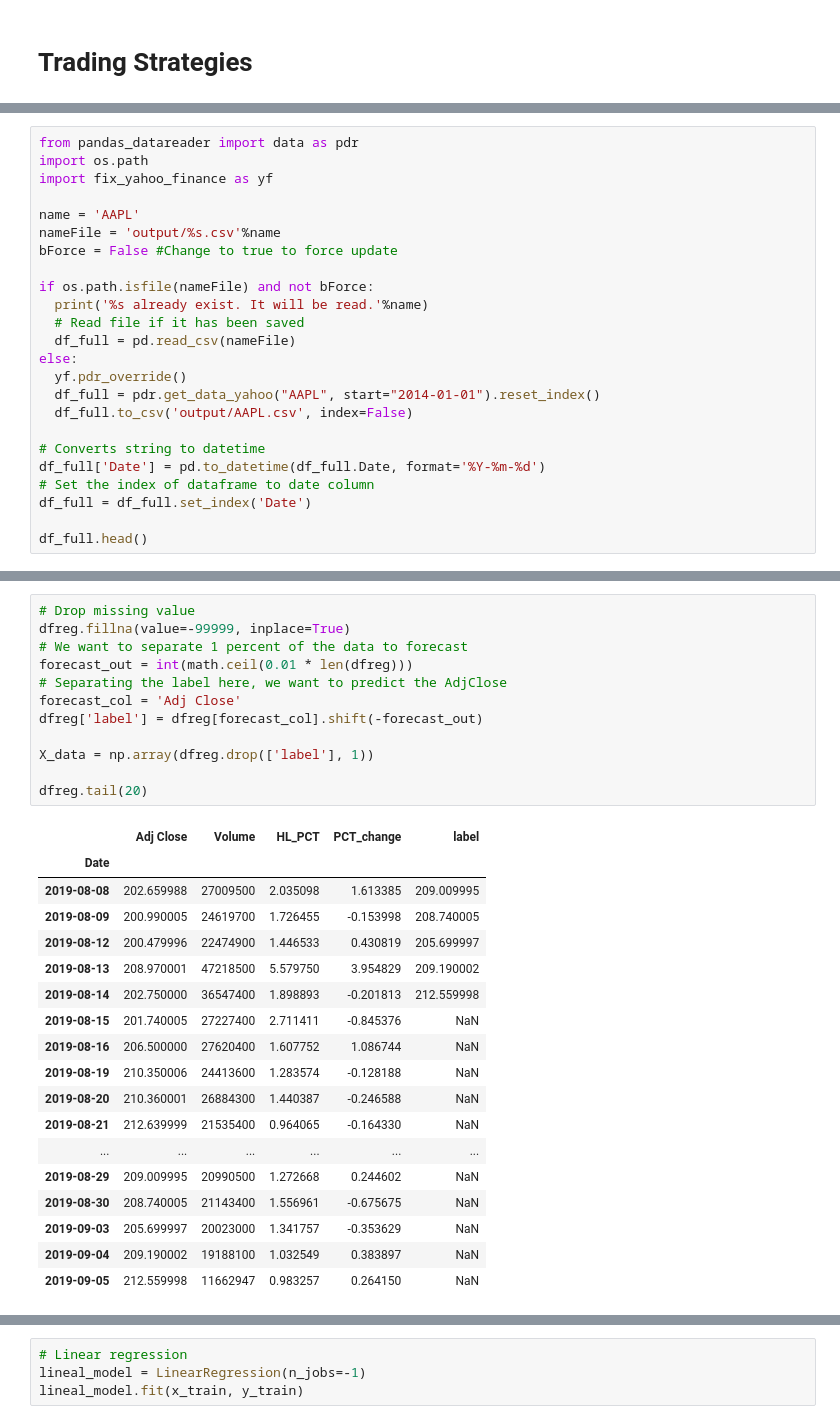
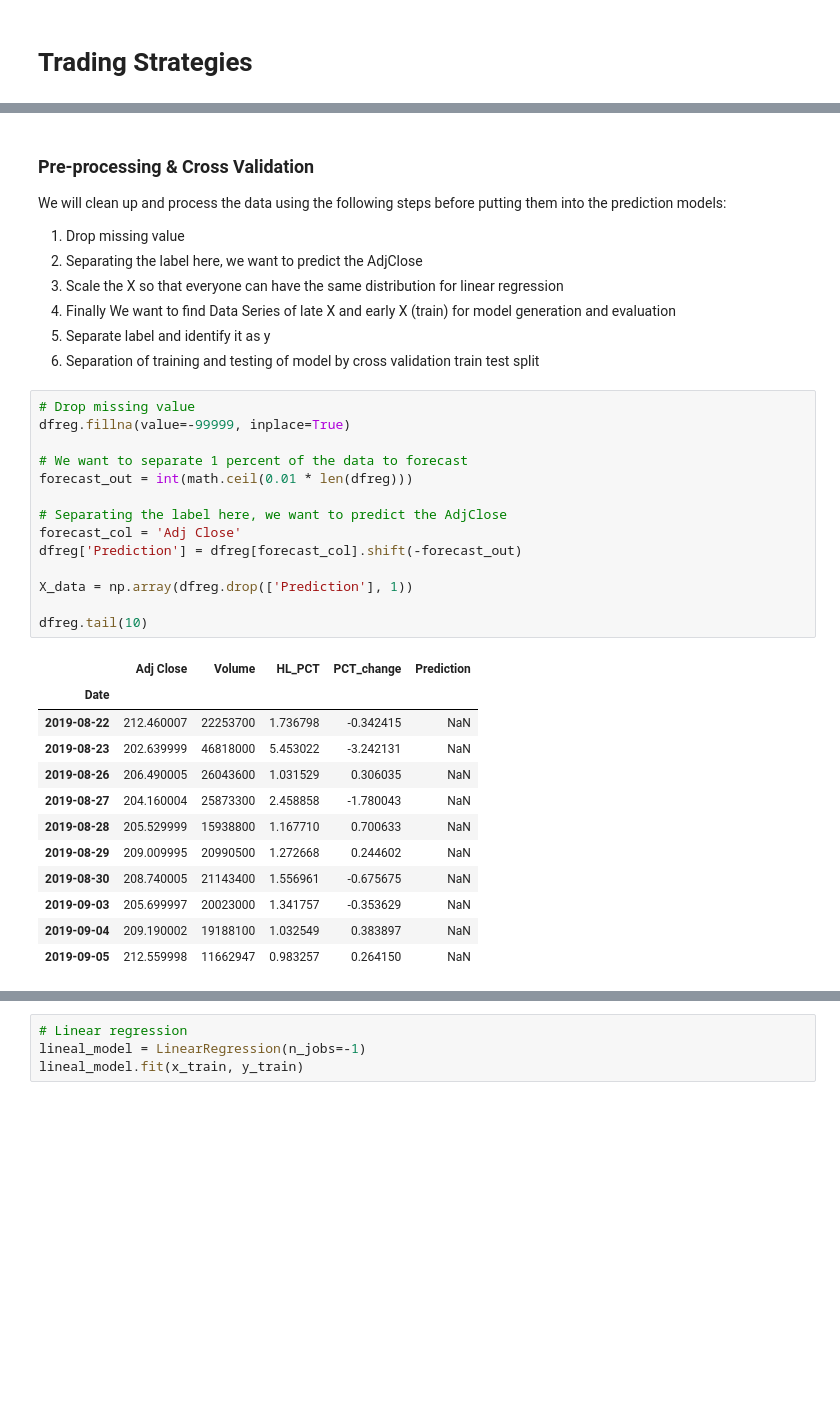
Before and after one commit to Eduzc07/machinelearning, a Jupyter notebook: 2_Finance/StockPrediction.ipynb, the cells around one changed output, grey strips where cells are left out. Cells and saved outputs as stored; diff of their text form; blank space fills up the shorter version.

```diff
--- a/2_Finance/StockPrediction.ipynb
+++ b/2_Finance/StockPrediction.ipynb
@@ -40,24 +129,0 @@ Mounted at /content/drive
-# %%
-from pandas_datareader import data as pdr
-import os.path
-import fix_yahoo_finance as yf
-
-name = 'AAPL'
-nameFile = 'output/%s.csv'%name
-bForce = False #Change to true to force update
-
-if os.path.isfile(nameFile) and not bForce:
-  print('%s already exist. It will be read.'%name)
-  # Read file if it has been saved
-  df_full = pd.read_csv(nameFile)
-else:
-  yf.pdr_override()
-  df_full = pdr.get_data_yahoo("AAPL", start="2014-01-01").reset_index()
-  df_full.to_csv('output/AAPL.csv', index=False)
-
-# Converts string to datetime
-df_full['Date'] = pd.to_datetime(df_full.Date, format='%Y-%m-%d')
-# Set the index of dataframe to date column
-df_full = df_full.set_index('Date')
-
-df_full.head()
@@ -175,29 +216,36 @@ dfreg.head(10)
+# %% [markdown]
+### Pre-processing & Cross Validation
+
+We will clean up and process the data using the following steps before putting them into the prediction models:
+
+1. Drop missing value
+2. Separating the label here, we want to predict the AdjClose
+3. Scale the X so that everyone can have the same distribution for linear regression
+4. Finally We want to find Data Series of late X and early X (train) for model generation and evaluation
+5. Separate label and identify it as y
+6. Separation of training and testing of model by cross validation train test split
 # %%
 # Drop missing value
 dfreg.fillna(value=-99999, inplace=True)
+
 # We want to separate 1 percent of the data to forecast
 forecast_out = int(math.ceil(0.01 * len(dfreg)))
+
 # Separating the label here, we want to predict the AdjClose
 forecast_col = 'Adj Close'
-dfreg['label'] = dfreg[forecast_col].shift(-forecast_out)
+dfreg['Prediction'] = dfreg[forecast_col].shift(-forecast_out)
 
-X_data = np.array(dfreg.drop(['label'], 1))
+X_data = np.array(dfreg.drop(['Prediction'], 1))
 
-dfreg.tail(20)
+dfreg.tail(10)
 # %% [output]
-|  | Adj Close | Volume | HL_PCT | PCT_change | label |
+|  | Adj Close | Volume | HL_PCT | PCT_change | Prediction |
 | Date |  |  |  |  |  |
-| 2019-08-08 | 202.659988 | 27009500 | 2.035098 | 1.613385 | 209.009995 |
-| 2019-08-09 | 200.990005 | 24619700 | 1.726455 | -0.153998 | 208.740005 |
-| 2019-08-12 | 200.479996 | 22474900 | 1.446533 | 0.430819 | 205.699997 |
-| 2019-08-13 | 208.970001 | 47218500 | 5.579750 | 3.954829 | 209.190002 |
-| 2019-08-14 | 202.750000 | 36547400 | 1.898893 | -0.201813 | 212.559998 |
-| 2019-08-15 | 201.740005 | 27227400 | 2.711411 | -0.845376 | NaN |
-| 2019-08-16 | 206.500000 | 27620400 | 1.607752 | 1.086744 | NaN |
-| 2019-08-19 | 210.350006 | 24413600 | 1.283574 | -0.128188 | NaN |
-| 2019-08-20 | 210.360001 | 26884300 | 1.440387 | -0.246588 | NaN |
-| 2019-08-21 | 212.639999 | 21535400 | 0.964065 | -0.164330 | NaN |
-| ... | ... | ... | ... | ... | ... |
+| 2019-08-22 | 212.460007 | 22253700 | 1.736798 | -0.342415 | NaN |
+| 2019-08-23 | 202.639999 | 46818000 | 5.453022 | -3.242131 | NaN |
+| 2019-08-26 | 206.490005 | 26043600 | 1.031529 | 0.306035 | NaN |
+| 2019-08-27 | 204.160004 | 25873300 | 2.458858 | -1.780043 | NaN |
+| 2019-08-28 | 205.529999 | 15938800 | 1.167710 | 0.700633 | NaN |
 | 2019-08-29 | 209.009995 | 20990500 | 1.272668 | 0.244602 | NaN |
 | 2019-08-30 | 208.740005 | 21143400 | 1.556961 | -0.675675 | NaN |
 | 2019-09-03 | 205.699997 | 20023000 | 1.341757 | -0.353629 | NaN |
```
Also changed, not shown: parts of 80 cells of this notebook.
